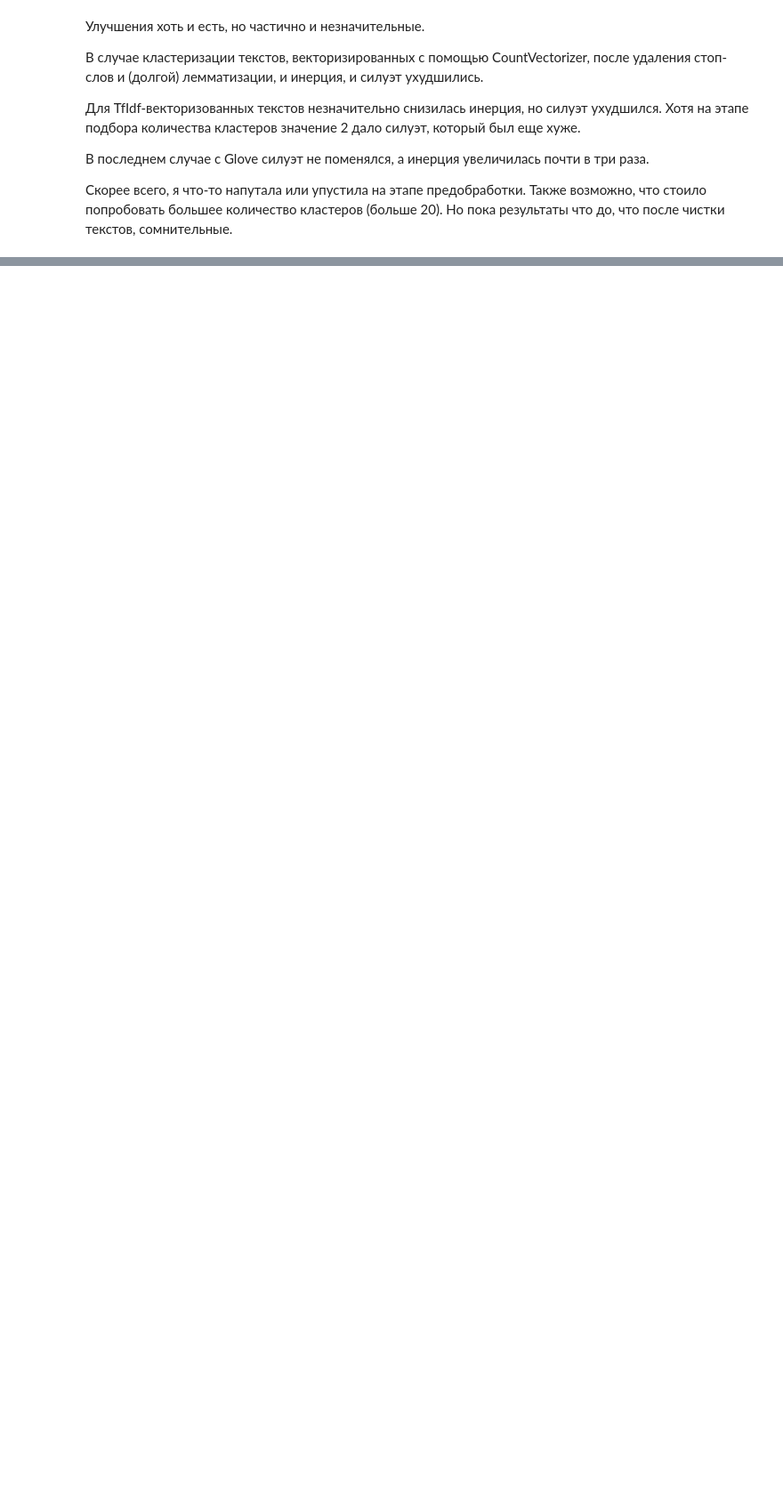
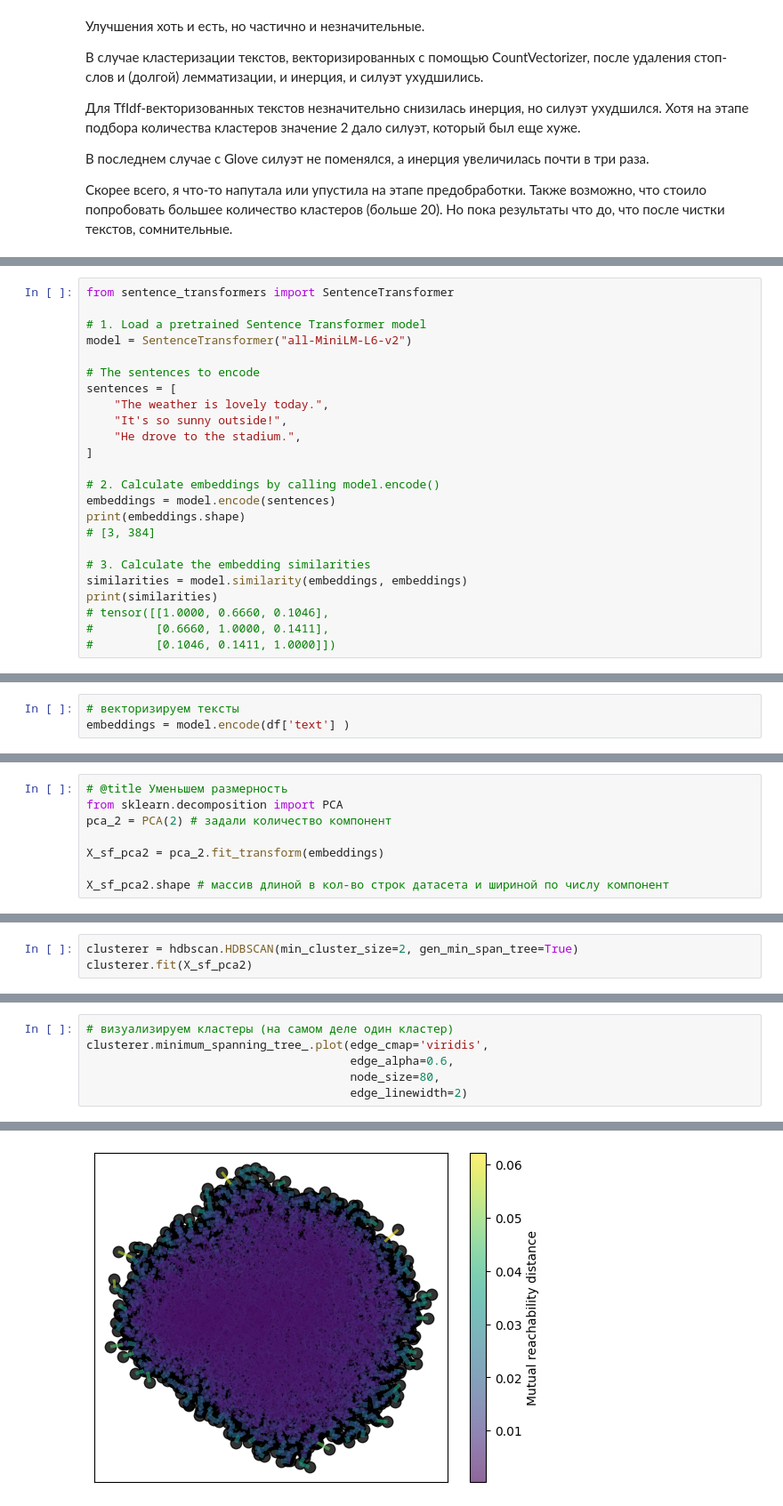
Before and after one commit to liminovna/HSE_ML_NOTEBOOKS, a Jupyter notebook: ML_HW_5.ipynb, the cells around one changed output, grey strips where cells are left out. Shown at 89% size. Cells and saved outputs as stored; diff of their text form; blank space fills up the shorter version.

```diff
--- a/ML_HW_5.ipynb
+++ b/ML_HW_5.ipynb
@@ -1138,0 +1254,24 @@ df.iloc[closest[1]]['text']
+# %%
+from sentence_transformers import SentenceTransformer
+
+# 1. Load a pretrained Sentence Transformer model
+model = SentenceTransformer("all-MiniLM-L6-v2")
+
+# The sentences to encode
+sentences = [
+    "The weather is lovely today.",
+    "It's so sunny outside!",
+    "He drove to the stadium.",
+]
+
+# 2. Calculate embeddings by calling model.encode()
+embeddings = model.encode(sentences)
+print(embeddings.shape)
+# [3, 384]
+
+# 3. Calculate the embedding similarities
+similarities = model.similarity(embeddings, embeddings)
+print(similarities)
+# tensor([[1.0000, 0.6660, 0.1046],
+#         [0.6660, 1.0000, 0.1411],
+#         [0.1046, 0.1411, 1.0000]])
@@ -1138,0 +1290,3 @@ df.iloc[closest[1]]['text']
+# %%
+# векторизируем тексты
+embeddings = model.encode(df['text'] )
@@ -1138,0 +1309,8 @@ df.iloc[closest[1]]['text']
+# %%
+# @title Уменьшем размерность
+from sklearn.decomposition import PCA
+pca_2 = PCA(2) # задали количество компонент
+
+X_sf_pca2 = pca_2.fit_transform(embeddings)
+
+X_sf_pca2.shape # массив длиной в кол-во строк датасета и шириной по числу компонент
@@ -1138,0 +1319,3 @@ df.iloc[closest[1]]['text']
+# %%
+clusterer = hdbscan.HDBSCAN(min_cluster_size=2, gen_min_span_tree=True)
+clusterer.fit(X_sf_pca2)
@@ -1138,0 +1324,7 @@ df.iloc[closest[1]]['text']
+# %%
+# визуализируем кластеры (на самом деле один кластер)
+clusterer.minimum_spanning_tree_.plot(edge_cmap='viridis',
+                                      edge_alpha=0.6,
+                                      node_size=80,
+                                      edge_linewidth=2)
+# %% [output]
@@ -1138,0 +1332 @@ df.iloc[closest[1]]['text']
+[figure, added]
```
Also changed, not shown: parts of 43 cells of this notebook.
